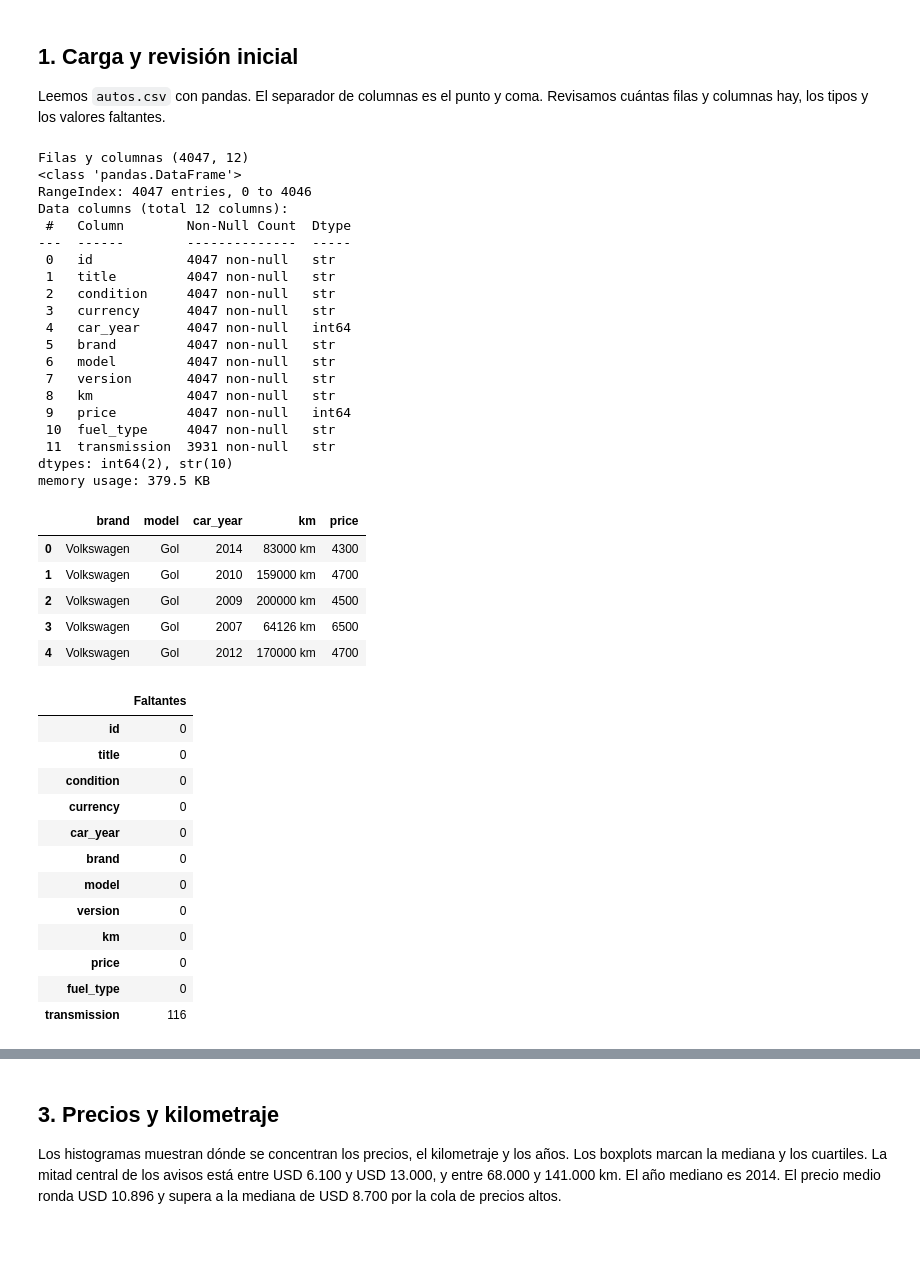
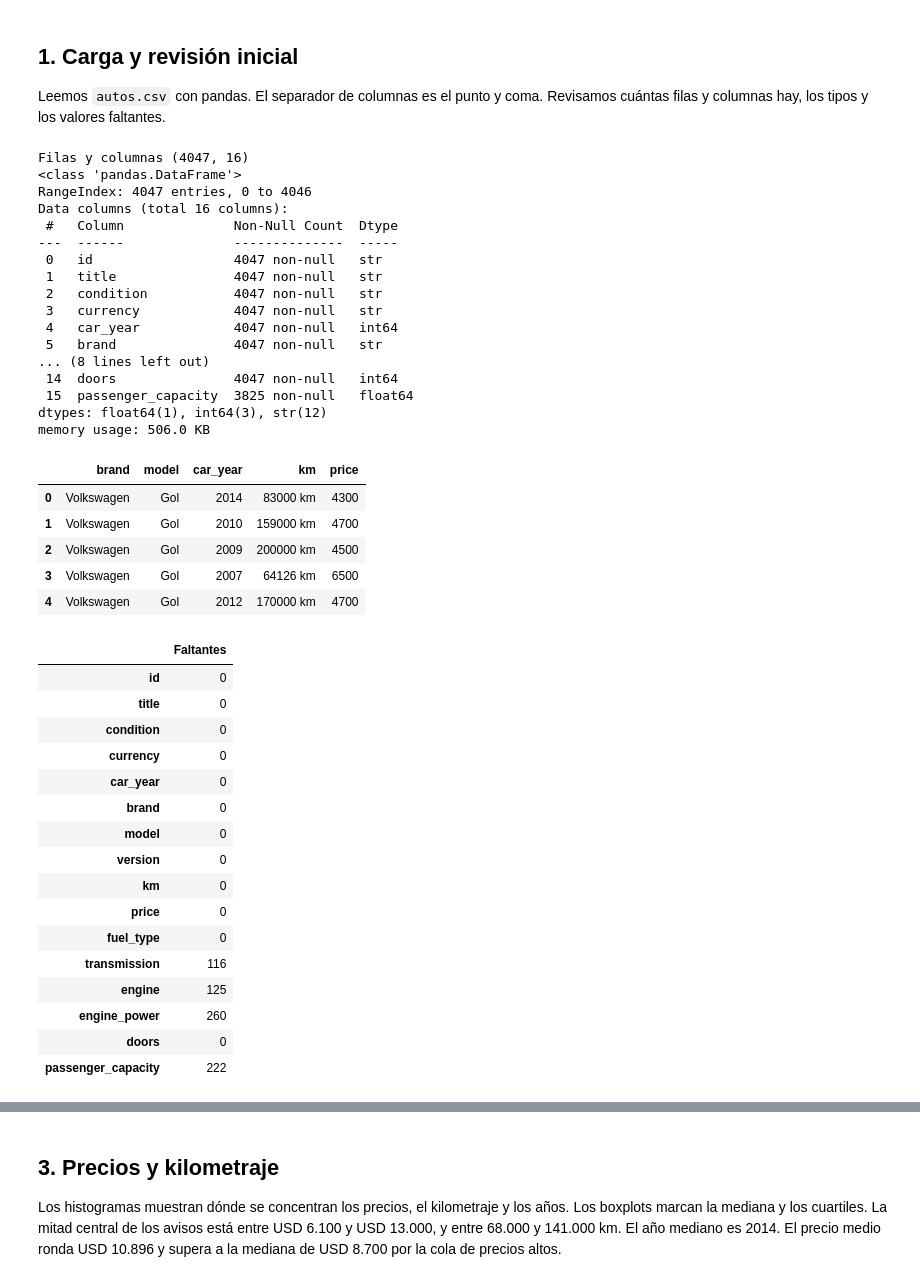
Before and after one commit to FacundoRodrigues87/tp-autos-argentina, a Jupyter notebook: TP_autos.ipynb, the cells around one changed output, grey strips where cells are left out. Saved outputs shown, nothing was run; the diff lists cells and outputs as text; code cells hidden in the pictures; blank space fills up the shorter version.

```diff
--- a/TP_autos.ipynb
+++ b/TP_autos.ipynb
@@ -19,52 +19,55 @@ Leemos `autos.csv` con pandas. El separador de columnas es el punto y coma. Revi
 # %%
 import matplotlib.pyplot as plt
 import pandas as pd
+
+plt.rcParams.update({"axes.spines.top": False, "axes.spines.right": False, "figure.dpi": 150})
 
 original = pd.read_csv("autos.csv", sep=";")
 print("Filas y columnas", original.shape)
 original.info()
 display(original[["brand", "model", "car_year", "km", "price"]].head())
 display(original.isna().sum().rename("Faltantes").to_frame())
 # %% [output]
-Filas y columnas (4047, 12)
+Filas y columnas (4047, 16)
 <class 'pandas.DataFrame'>
 RangeIndex: 4047 entries, 0 to 4046
-Data columns (total 12 columns):
- #   Column        Non-Null Count  Dtype
----  ------        --------------  -----
- 0   id            4047 non-null   str
- 1   title         4047 non-null   str
- 2   condition     4047 non-null   str
- 3   currency      4047 non-null   str
- 4   car_year      4047 non-null   int64
- 5   brand         4047 non-null   str
- 6   model         4047 non-null   str
- 7   version       4047 non-null   str
- 8   km            4047 non-null   str
- 9   price         4047 non-null   int64
- 10  fuel_type     4047 non-null   str
- 11  transmission  3931 non-null   str
-dtypes: int64(2), str(10)
-memory usage: 379.5 KB
+Data columns (total 16 columns):
+ #   Column              Non-Null Count  Dtype
+---  ------              --------------  -----
+ 0   id                  4047 non-null   str
+ 1   title               4047 non-null   str
+ 2   condition           4047 non-null   str
+ 3   currency            4047 non-null   str
+ 4   car_year            4047 non-null   int64
+ 5   brand               4047 non-null   str
+... (8 lines left out)
+ 14  doors               4047 non-null   int64
+ 15  passenger_capacity  3825 non-null   float64
+dtypes: float64(1), int64(3), str(12)
+memory usage: 506.0 KB
 |  | brand | model | car_year | km | price |
 | 0 | Volkswagen | Gol | 2014 | 83000 km | 4300 |
 | 1 | Volkswagen | Gol | 2010 | 159000 km | 4700 |
 | 2 | Volkswagen | Gol | 2009 | 200000 km | 4500 |
 | 3 | Volkswagen | Gol | 2007 | 64126 km | 6500 |
 | 4 | Volkswagen | Gol | 2012 | 170000 km | 4700 |
 |  | Faltantes |
 | id | 0 |
 | title | 0 |
 | condition | 0 |
 | currency | 0 |
 | car_year | 0 |
 | brand | 0 |
 | model | 0 |
 | version | 0 |
 | km | 0 |
 | price | 0 |
 | fuel_type | 0 |
 | transmission | 116 |
+| engine | 125 |
+| engine_power | 260 |
+| doors | 0 |
+| passenger_capacity | 222 |
 # %% [markdown]
 ## 2. Limpieza
 
```
Also changed, not shown: parts of 25 cells of this notebook, 37 other files.
